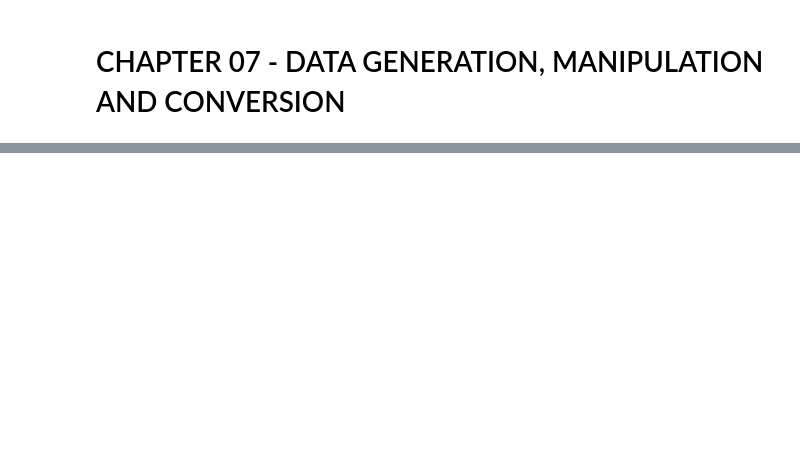
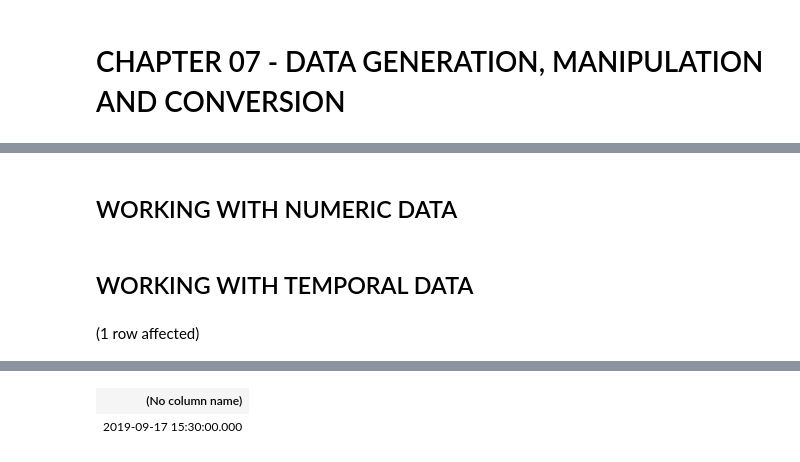
Before and after one commit to ferreira-mr/livroLearningSQL_AlanBeaulieu, a Jupyter notebook: chapter07_DataGenerationManipulationAndConversion.ipynb, the cells around one changed output, grey strips where cells are left out. Saved outputs shown, nothing was run; the diff lists cells and outputs as text; code cells hidden in the pictures; blank space fills up the shorter version.

```diff
--- a/chapter07_DataGenerationManipulationAndConversion.ipynb
+++ b/chapter07_DataGenerationManipulationAndConversion.ipynb
@@ -27,0 +26,8 @@ Total execution time: 00:00:00.017
+# %% [markdown]
+## WORKING WITH NUMERIC DATA
+# %% [markdown]
+## WORKING WITH TEMPORAL DATA
+# %%
+SELECT CONVERT(datetime, '2019-09-17 15:30')
+# %% [output]
+(1 row affected)
@@ -27,0 +35,2 @@ Total execution time: 00:00:00.017
+| (No column name) |
+| 2019-09-17 15:30:00.000 |
```
Also changed, not shown: parts of 27 cells of this notebook.
